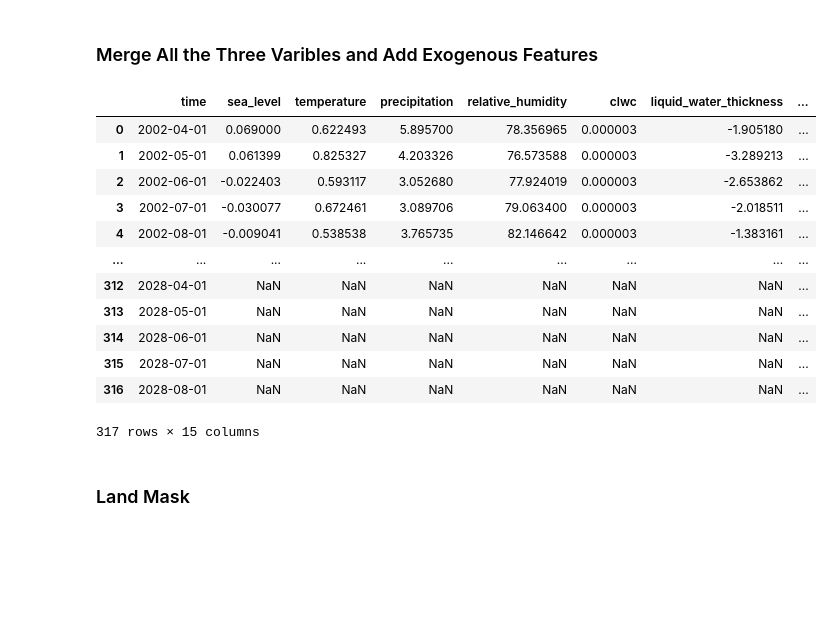
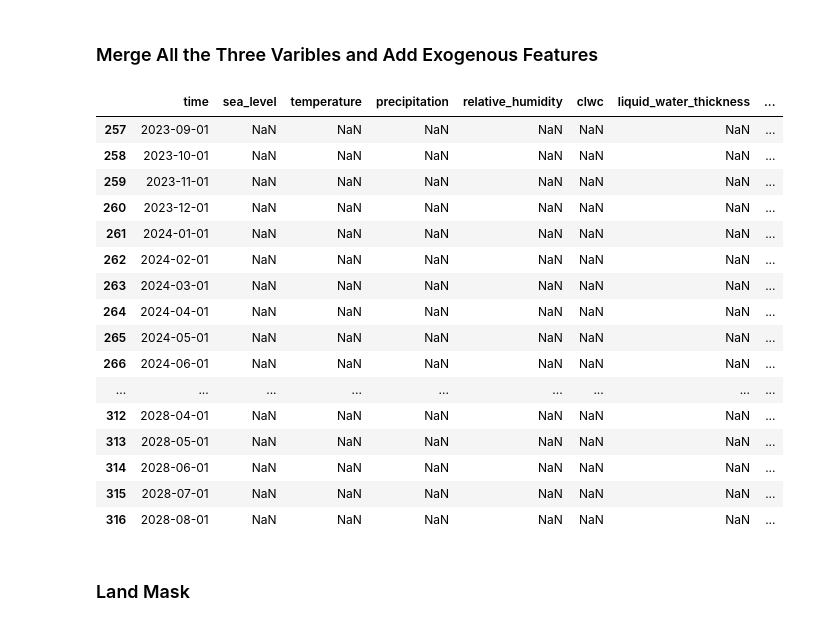
Before and after one commit to Ainard09/ai4ls_2_water_prediction, a Jupyter notebook: Task_2/CSR_GRACE.ipynb, the cells around one changed output. Cells and saved outputs as stored; diff of their text form; code cells hidden in the pictures; blank space fills up the shorter version.

```diff
--- a/Task_2/CSR_GRACE.ipynb
+++ b/Task_2/CSR_GRACE.ipynb
@@ -1130,21 +1119,26 @@ for filename in filenames:
     df_exogenous_features.to_csv(filepath, index=False)
 # %%
 # view one csv from the grids
-pd.read_csv("/Users/azeez/water_prediction/ai4ls_2_water_prediction/data/raw/final_variables/-10_10_0_20_4.csv")
+exmp_df = pd.read_csv("/Users/azeez/water_prediction/ai4ls_2_water_prediction/data/raw/final_variables/-10_10_0_20_4.csv")
+exmp_df.tail(60)
 # %% [output]
 |  | time | sea_level | temperature | precipitation | relative_humidity | clwc | liquid_water_thickness | ... |
-| 0 | 2002-04-01 | 0.069000 | 0.622493 | 5.895700 | 78.356965 | 0.000003 | -1.905180 | ... |
-| 1 | 2002-05-01 | 0.061399 | 0.825327 | 4.203326 | 76.573588 | 0.000003 | -3.289213 | ... |
-| 2 | 2002-06-01 | -0.022403 | 0.593117 | 3.052680 | 77.924019 | 0.000003 | -2.653862 | ... |
-| 3 | 2002-07-01 | -0.030077 | 0.672461 | 3.089706 | 79.063400 | 0.000003 | -2.018511 | ... |
-| 4 | 2002-08-01 | -0.009041 | 0.538538 | 3.765735 | 82.146642 | 0.000003 | -1.383161 | ... |
+| 257 | 2023-09-01 | NaN | NaN | NaN | NaN | NaN | NaN | ... |
+| 258 | 2023-10-01 | NaN | NaN | NaN | NaN | NaN | NaN | ... |
+| 259 | 2023-11-01 | NaN | NaN | NaN | NaN | NaN | NaN | ... |
+| 260 | 2023-12-01 | NaN | NaN | NaN | NaN | NaN | NaN | ... |
+| 261 | 2024-01-01 | NaN | NaN | NaN | NaN | NaN | NaN | ... |
+| 262 | 2024-02-01 | NaN | NaN | NaN | NaN | NaN | NaN | ... |
+| 263 | 2024-03-01 | NaN | NaN | NaN | NaN | NaN | NaN | ... |
+| 264 | 2024-04-01 | NaN | NaN | NaN | NaN | NaN | NaN | ... |
+| 265 | 2024-05-01 | NaN | NaN | NaN | NaN | NaN | NaN | ... |
+| 266 | 2024-06-01 | NaN | NaN | NaN | NaN | NaN | NaN | ... |
 | ... | ... | ... | ... | ... | ... | ... | ... | ... |
 | 312 | 2028-04-01 | NaN | NaN | NaN | NaN | NaN | NaN | ... |
 | 313 | 2028-05-01 | NaN | NaN | NaN | NaN | NaN | NaN | ... |
 | 314 | 2028-06-01 | NaN | NaN | NaN | NaN | NaN | NaN | ... |
 | 315 | 2028-07-01 | NaN | NaN | NaN | NaN | NaN | NaN | ... |
 | 316 | 2028-08-01 | NaN | NaN | NaN | NaN | NaN | NaN | ... |
-317 rows × 15 columns
 # %% [markdown]
 ### Land Mask
 # %%
```
Also changed, not shown: parts of 1 cell of this notebook.
